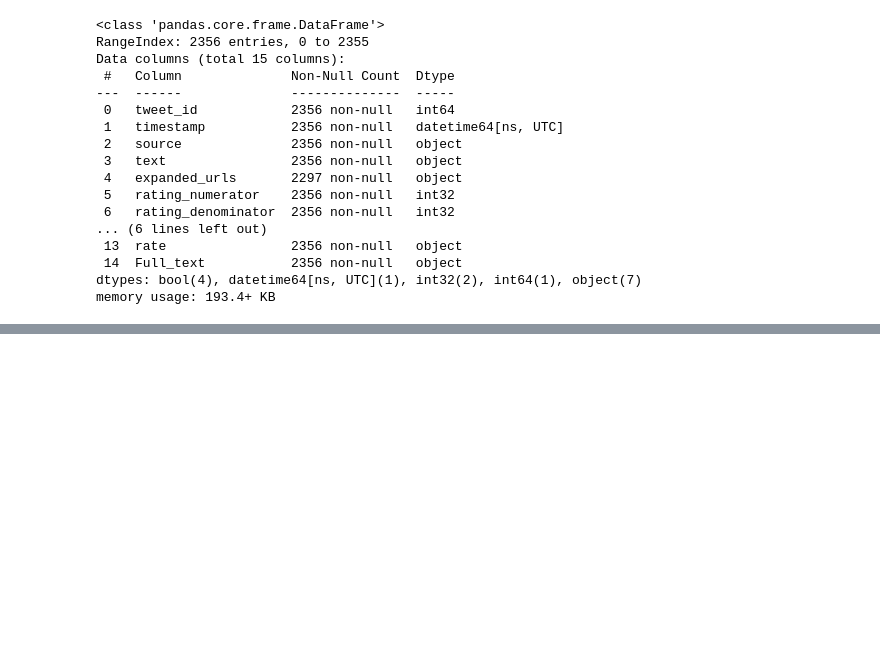
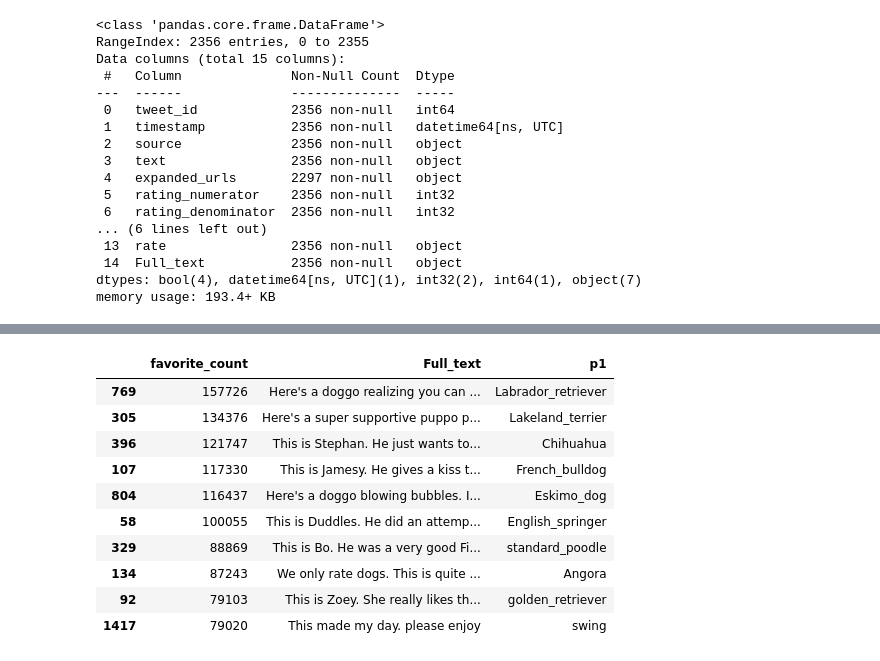
Before and after one commit to Jinning-beep/Udacity_data_analyst_projects, a Jupyter notebook: Project 4/wrangle_act.ipynb, the cells around one changed output, grey strips where cells are left out. Drawn from its saved outputs; the diff is of its cells as text; code cells hidden in the pictures; blank space fills up the shorter version.

```diff
--- a/Project 4/wrangle_act.ipynb
+++ b/Project 4/wrangle_act.ipynb
@@ -605,0 +909,14 @@ Name: Full_text, dtype: object
+# %%
+top_10(df_clean,'favorite_count')
+# %% [output]
+|  | favorite_count | Full_text | p1 |
+| 769 | 157726 | Here's a doggo realizing you can ... | Labrador_retriever |
+| 305 | 134376 | Here's a super supportive puppo p... | Lakeland_terrier |
+| 396 | 121747 | This is Stephan. He just wants to... | Chihuahua |
+| 107 | 117330 | This is Jamesy. He gives a kiss t... | French_bulldog |
+| 804 | 116437 | Here's a doggo blowing bubbles. I... | Eskimo_dog |
+| 58 | 100055 | This is Duddles. He did an attemp... | English_springer |
+| 329 | 88869 | This is Bo. He was a very good Fi... | standard_poodle |
+| 134 | 87243 | We only rate dogs. This is quite ... | Angora |
+| 92 | 79103 | This is Zoey. She really likes th... | golden_retriever |
+| 1417 | 79020 | This made my day. please enjoy | swing |
```
Also changed, not shown: parts of 63 cells of this notebook, 1 other file.
